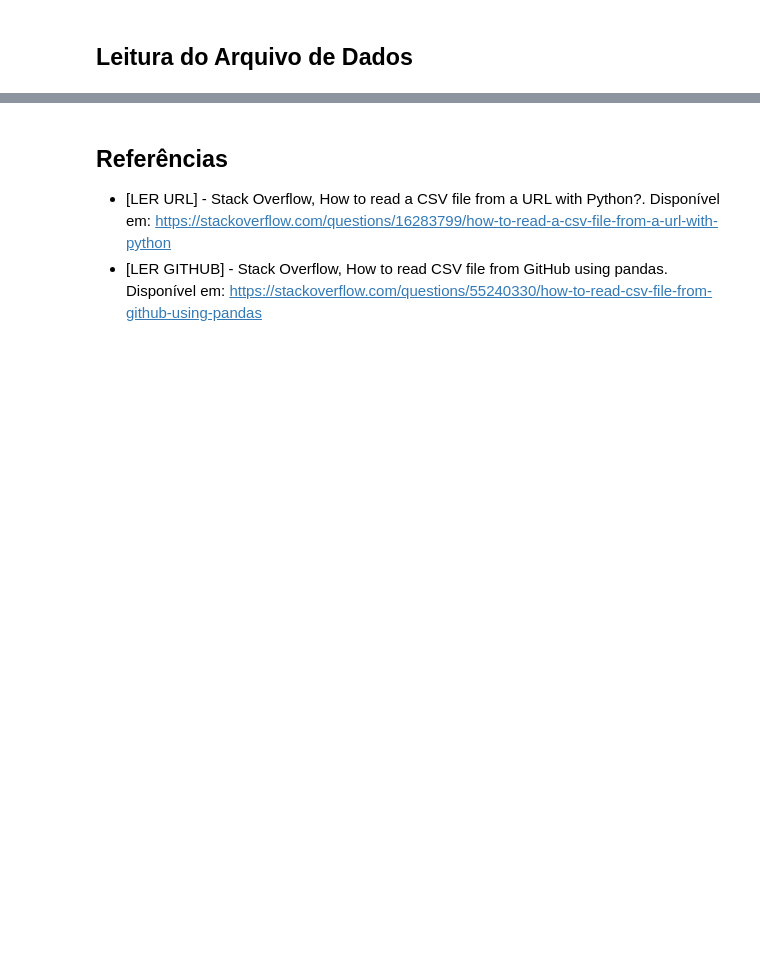
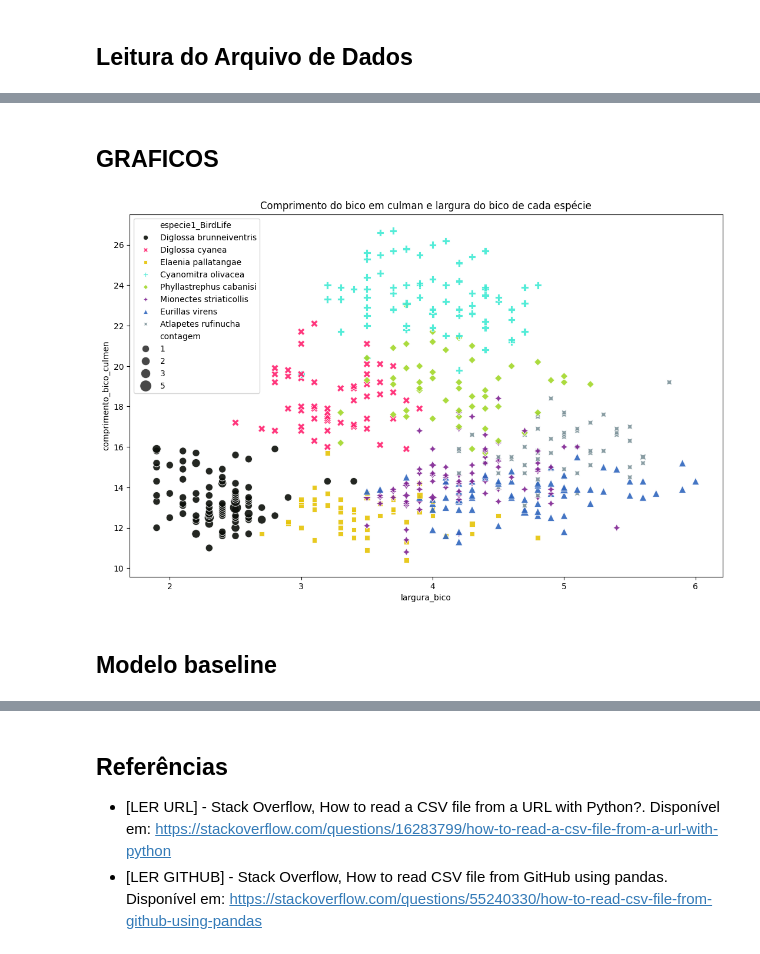
Before and after one commit to helocano/tiamat, a Jupyter notebook: MainTiamat_HeloisaCano.ipynb, the cells around one changed output, grey strips where cells are left out. Cells and saved outputs as stored; diff of their text form; code cells hidden in the pictures; blank space fills up the shorter version.

```diff
--- a/MainTiamat_HeloisaCano.ipynb
+++ b/MainTiamat_HeloisaCano.ipynb
@@ -28,0 +176,15 @@ data
+# %%
+df_filtrado = df_novo.copy()
+
+logica = df_filtrado["especie1_BirdLife"].isin(especies_desejadas)
+df_filtrado = df_filtrado[logica]
+
+df_filtrado['comprimento_bico_culmen'] = pd.to_numeric(df_filtrado['comprimento_bico_culmen'], errors='coerce').fillna(0)
+df_filtrado['comprimento_bico_nares'] = pd.to_numeric(df_filtrado['comprimento_bico_nares'], errors='coerce').fillna(0)
+df_filtrado['largura_bico'] = pd.to_numeric(df_filtrado['largura_bico'], errors='coerce').fillna(0)
+df_filtrado['profundidade_bico'] = pd.to_numeric(df_filtrado['profundidade_bico'], errors='coerce').fillna(0)
+df_filtrado['comprimento_tarso'] = pd.to_numeric(df_filtrado['comprimento_tarso'], errors='coerce').fillna(0)
+df_filtrado['comprimento_asa'] = pd.to_numeric(df_filtrado['comprimento_asa'], errors='coerce').fillna(0)
+df_filtrado['comprimento_cauda'] = pd.to_numeric(df_filtrado['comprimento_cauda'], errors='coerce').fillna(0)
+
+df_filtrado
@@ -28,0 +205,2 @@ data
+# %% [markdown]
+## GRAFICOS
@@ -28,0 +222,42 @@ data
+# %%
+def plotar_grafico(dataframe, eixoX, eixoY, titulo, pos_legenda = 2):
+  """Plota um gráfico scatterplot da distribuição entre o eixoX e o eixoY"""
+  plt.figure(figsize=(13, 8))
+
+  # conta os pontos de mesma posiçõa e especie, para apresentarmos a densidade dos pontos no gráfico
+  contagens = (
+      dataframe.groupby([eixoX, eixoY, 'especie1_BirdLife'])
+      .size()
+      .reset_index(name="contagem")
+  )
+
+  palette = ["#0C0F0A", "#FF206E", "#e6c407", "#41EAD4", "#A2D729", "#802392", "#3066BE", "#7C9299"]
+
+  # plota o gráfico
+  eixo = sns.scatterplot(
+    data=contagens,
+    x=eixoX,
+    y=eixoY,
+    hue= 'especie1_BirdLife',
+    size="contagem",
+    style="especie1_BirdLife",
+
+    # https://stackoverflow.com/questions/59695334/custom-color-palette-in-seaborn
+    palette=sns.color_palette(palette, len(palette)),
+    sizes=(80, 200),
+    alpha = 0.9
+  )
+
+  # Legendas e títulos
+  eixo.set_title(titulo)
+  eixo.set_xlabel(eixoX)
+  eixo.set_ylabel(eixoY)
+
+  # Ajusta a posição da legenda com base no parâmetro pos_legenda
+  sns.move_legend(eixo, loc=pos_legenda)
+
+plotar_grafico(df_filtrado, eixoX = "largura_bico", eixoY = "comprimento_bico_culmen", titulo = "Comprimento do bico em culman e largura do bico de cada espécie", pos_legenda = 2)
+# %% [output]
+[figure, added]
+# %% [markdown]
+## Modelo baseline
```
Also changed, not shown: parts of 14 cells of this notebook.
